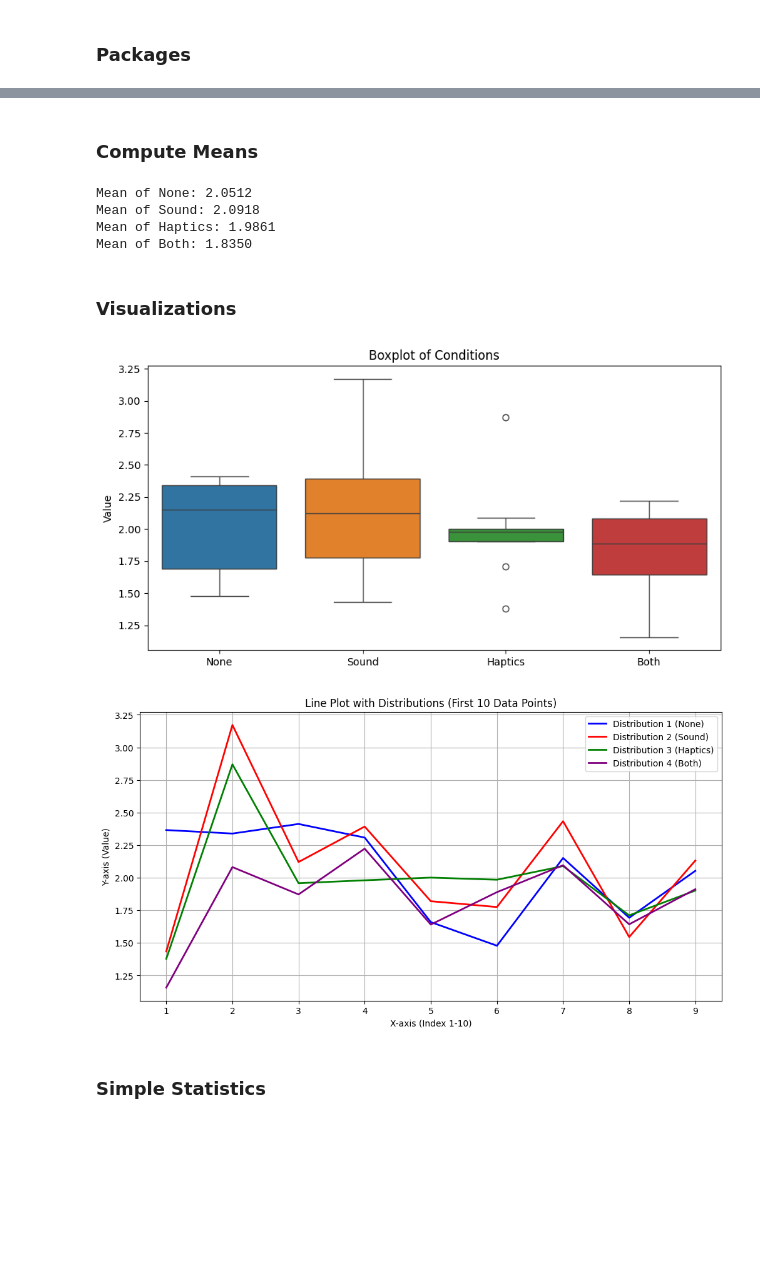
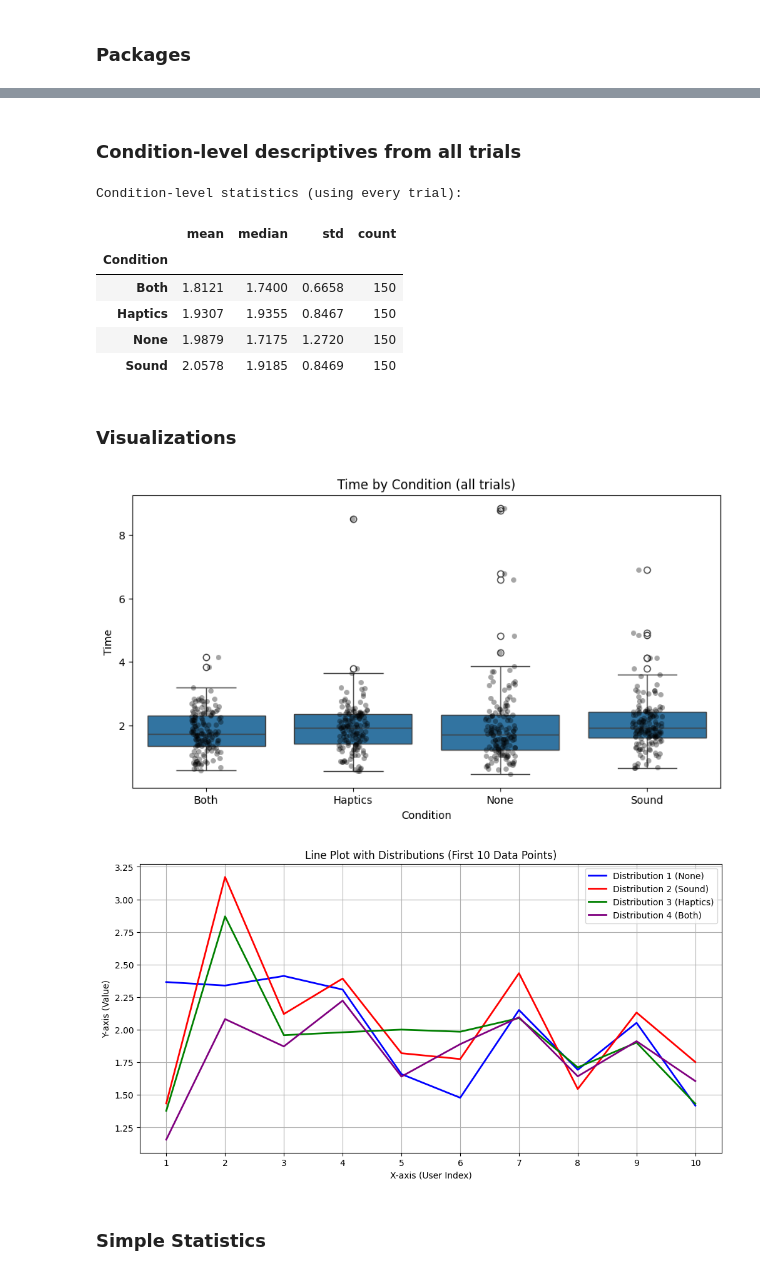
Before and after one commit to tiagoteixeira03/vr-sound-haptics, a Jupyter notebook: statistics.ipynb, the cells around one changed output, grey strips where cells are left out. Cells and saved outputs as stored; diff of their text form; code cells hidden in the pictures; blank space fills up the shorter version.

Commit message:
one more experiment data and new analysis

```diff
--- a/statistics.ipynb
+++ b/statistics.ipynb
@@ -90,59 +146,69 @@ user_summary
 # %% [markdown]
-### Compute Means
+### Condition-level descriptives from all trials
 # %%
-mean_none = user_summary['None'].mean()
-mean_sound = user_summary['Sound'].mean()
-mean_haptics = user_summary['Haptics'].mean()
-mean_both = user_summary['Both'].mean()
-print(f"Mean of None: {mean_none:.4f}")
-print(f"Mean of Sound: {mean_sound:.4f}")
-print(f"Mean of Haptics: {mean_haptics:.4f}")
-print(f"Mean of Both: {mean_both:.4f}")
+condition_stats = (
+
+    all_trials_df.groupby("Condition")["Time"]
+
+    .agg(mean="mean", median="median", std="std", count="count")
+
+    .sort_index()
+
+)
+
+
+
+print("Condition-level statistics (using every trial):")
+
+display(condition_stats.round(4))
 # %% [output]
-Mean of None: 2.0512
-Mean of Sound: 2.0918
-Mean of Haptics: 1.9861
-Mean of Both: 1.8350
+Condition-level statistics (using every trial):
+|  | mean | median | std | count |
+| Condition |  |  |  |  |
+| Both | 1.8121 | 1.7400 | 0.6658 | 150 |
+| Haptics | 1.9307 | 1.9355 | 0.8467 | 150 |
+| None | 1.9879 | 1.7175 | 1.2720 | 150 |
+| Sound | 2.0578 | 1.9185 | 0.8469 | 150 |
 # %% [markdown]
 ### Visualizations
 # %%
 plt.figure(figsize=(10, 5))
-sns.boxplot(data=user_summary[['None', 'Sound', 'Haptics', 'Both']])
-plt.title('Boxplot of Conditions')
-plt.ylabel('Value')
+
+sns.boxplot(data=all_trials_df, x="Condition", y="Time")
+
+sns.stripplot(data=all_trials_df, x="Condition", y="Time", color="black", alpha=0.35, jitter=True)
+
+plt.title("Time by Condition (all trials)")
+
+plt.xlabel("Condition")
+
+plt.ylabel("Time")
+
 plt.show()
 
 
-""" plt.figure(figsize=(8, 6))
-plt.scatter(user_summary['mousedata'], user_summary['stylusdata'])
-plt.title('Scatter Plot of Mousedata vs Stylusdata')
-plt.xlabel('Mousedata')
-plt.ylabel('Stylusdata')
-plt.grid(True)
-plt.show() """
-
-# Original R: Line plot with two distributions (corrected interpretation based on `x <- 1:datapoints`)
-# This assumes the R code intended to plot the first "datapoints" data points against x-values 1 to datapoints.
-datapoints = 9
+datapoints = 10
 x_data = np.arange(1, datapoints+1) # Corresponds to R's 1:datapoints+1
 
 if len(user_summary) >= datapoints:
     plt.figure(figsize=(12, 6))
     plt.plot(x_data, user_summary['None'].iloc[:datapoints], label='Distribution 1 (None)', color='blue', linewidth=2)
     plt.plot(x_data, user_summary['Sound'].iloc[:datapoints], label='Distribution 2 (Sound)', color='red', linewidth=2)
     plt.plot(x_data, user_summary['Haptics'].iloc[:datapoints], label='Distribution 3 (Haptics)', color='green', linewidth=2)
     plt.plot(x_data, user_summary['Both'].iloc[:datapoints], label='Distribution 4 (Both)', color='purple', linewidth=2)
     plt.title('Line Plot with Distributions (First 10 Data Points)')
-    plt.xlabel('X-axis (Index 1-10)')
+    plt.xlabel('X-axis (User Index)')
     plt.ylabel('Y-axis (Value)')
     plt.legend()
     plt.grid(True)
+    plt.xticks(np.arange(1, datapoints + 1, 1))
     plt.show()
+
 else:
     print("Not enough data points (less than 10) in 'user_summary' for the intended line plot.")
 # %% [output]
-[figure, old version]
+[figure, new version]
-[figure, old version]
+[figure, new version]
 # %% [markdown]
 ### Simple Statistics
 # %%
```
Also changed, not shown: parts of 10 cells of this notebook, 2 other files.
